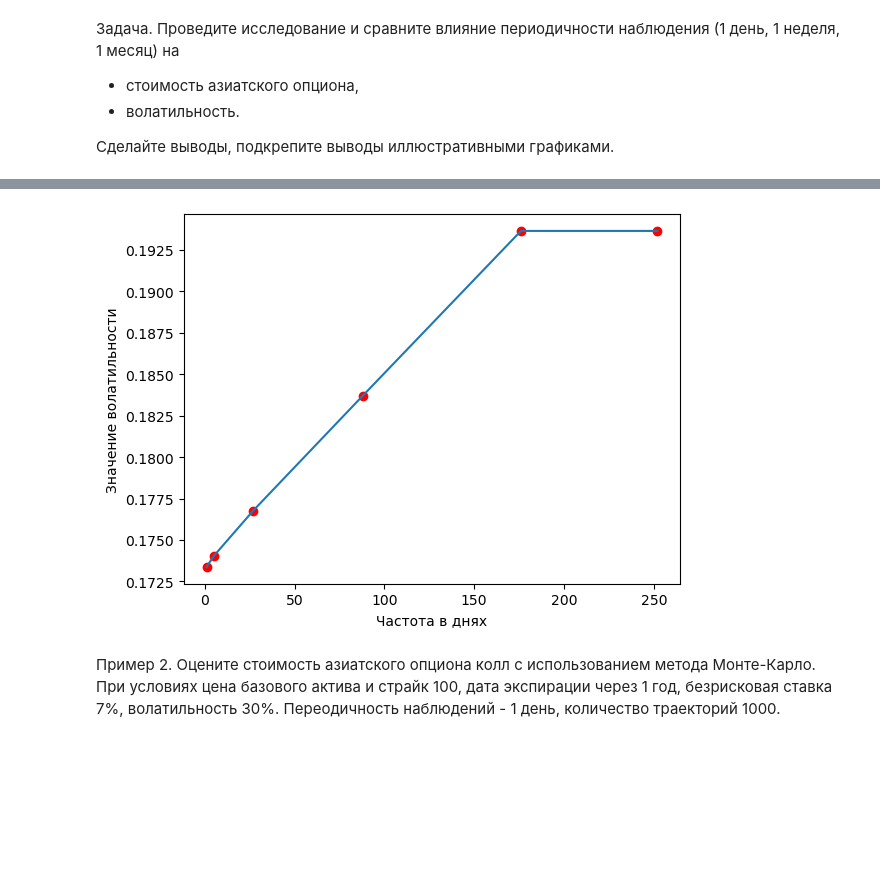
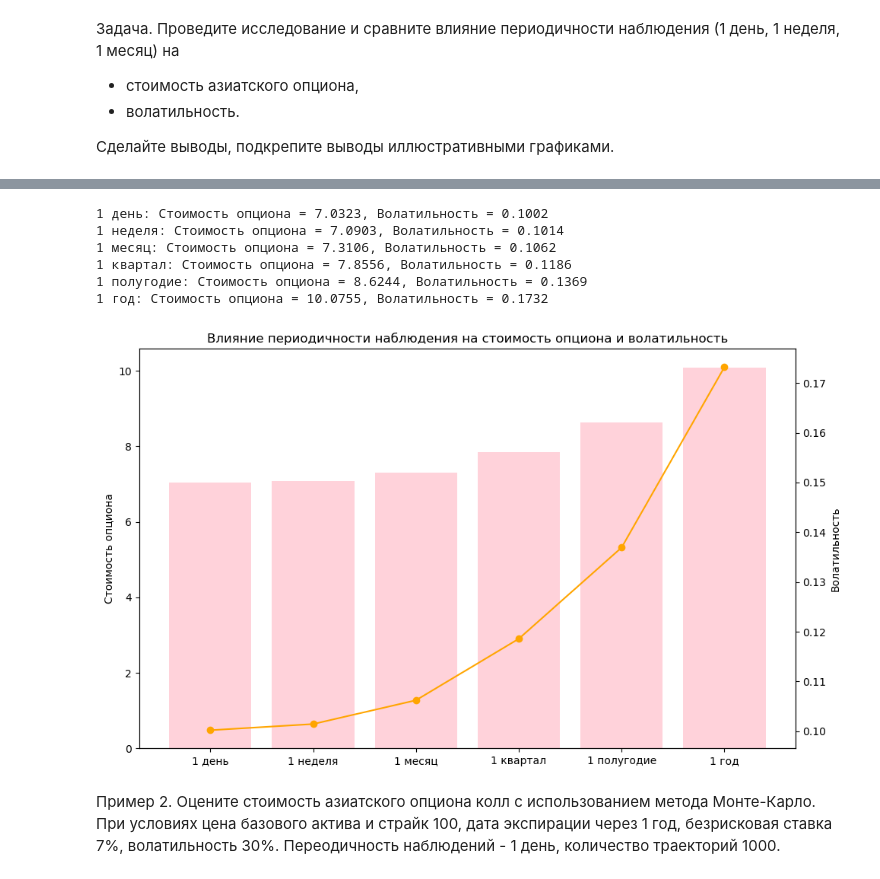
Before and after one commit to ParshakovNikita/Hybrid-and-structured-financial-instruments, a Jupyter notebook: lab 2/lab_2c_GSFP.ipynb, the cells around one changed output, grey strips where cells are left out. Cells and saved outputs as stored; diff of their text form; code cells hidden in the pictures; blank space fills up the shorter version.

```diff
--- a/lab 2/lab_2c_GSFP.ipynb
+++ b/lab 2/lab_2c_GSFP.ipynb
@@ -246,11 +119,61 @@ print(f'Волатильности: {sigmas}')
-# %%
-plt.plot(freqs, sigmas)
-plt.scatter(freqs, sigmas, color='r')
-plt.xlabel('Частота в днях')
-plt.ylabel('Значение волатильности')
-plt.show()
-# %% [output]
-[figure, removed]
+# %%
+def Geometric_Average_Rate_Call_2(S, K, T, r, b, sigma, n_obs):
+    sigmaA = sigma / np.sqrt(3) * np.sqrt((n_obs + 1) * (2 * n_obs + 1) / (6 * n_obs**2))
+    bA = b - sigma**2 / 6 * (1 - 1 / (n_obs + 1))
+    d1 = (np.log(S / K) + (bA + sigmaA**2 / 2) * T) / (sigmaA * np.sqrt(T))
+    d2 = d1 - sigmaA * np.sqrt(T)
+    return S * np.exp((bA - r) * T) * norm.cdf(d1) - K * np.exp(-r * T) * norm.cdf(d2)
+# %%
+S = 100
+K = 100
+T = 1
+r = 0.07
+q = 0.0
+sigma = 0.3
+
+periods = {"1 день": 365,
+           "1 неделя": 52,
+           "1 месяц": 12,
+           "1 квартал": 4,
+           "1 полугодие": 2,
+           "1 год": 1}
+
+results = {}
+for period, n_obs in periods.items():
+    price = Geometric_Average_Rate_Call_2(S, K, T, r, r - q, sigma, n_obs)
+    sigmaA = sigma / np.sqrt(3) * np.sqrt((n_obs + 1) * (2 * n_obs + 1) / (6 * n_obs**2))
+    results[period] = {"Стоимость опциона": price, "Волатильность": sigmaA}
+
+for period, values in results.items():
+    print(f"{period}: Стоимость опциона = {values['Стоимость опциона']:.4f}, Волатильность = {values['Волатильность']:.4f}")
+
+x_labels = list(periods.keys())
+prices = [values["Стоимость опциона"] for values in results.values()]
+volatilities = [values["Волатильность"] for values in results.values()]
+
+
+fig, ax1 = plt.subplots(figsize=(10, 6))
+
+ax1.bar(x_labels, prices, color='pink', alpha=0.7, label="Стоимость опциона")
+ax1.set_ylabel("Стоимость опциона", color='black')
+ax1.tick_params(axis='y', labelcolor='black')
+
+ax2 = ax1.twinx()
+ax2.plot(x_labels, volatilities, color='orange', marker='o', label="Волатильность")
+ax2.set_ylabel("Волатильность", color='black')
+ax2.tick_params(axis='y', labelcolor='black')
+
+plt.title("Влияние периодичности наблюдения на стоимость опциона и волатильность")
+fig.tight_layout()
+plt.show()
+# %% [output]
+1 день: Стоимость опциона = 7.0323, Волатильность = 0.1002
+1 неделя: Стоимость опциона = 7.0903, Волатильность = 0.1014
+1 месяц: Стоимость опциона = 7.3106, Волатильность = 0.1062
+1 квартал: Стоимость опциона = 7.8556, Волатильность = 0.1186
+1 полугодие: Стоимость опциона = 8.6244, Волатильность = 0.1369
+1 год: Стоимость опциона = 10.0755, Волатильность = 0.1732
+[figure, added]
 # %% [markdown]
 Пример 2. Оцените стоимость азиатского опциона колл с использованием метода Монте-Карло. При условиях цена базового актива и страйк 100, дата экспирации через 1 год, безрисковая ставка 7%, волатильность 30%. Переодичность наблюдений - 1 день, количество траекторий 1000.
 # %%
```
Also changed, not shown: parts of 17 cells of this notebook, 1 other file.
